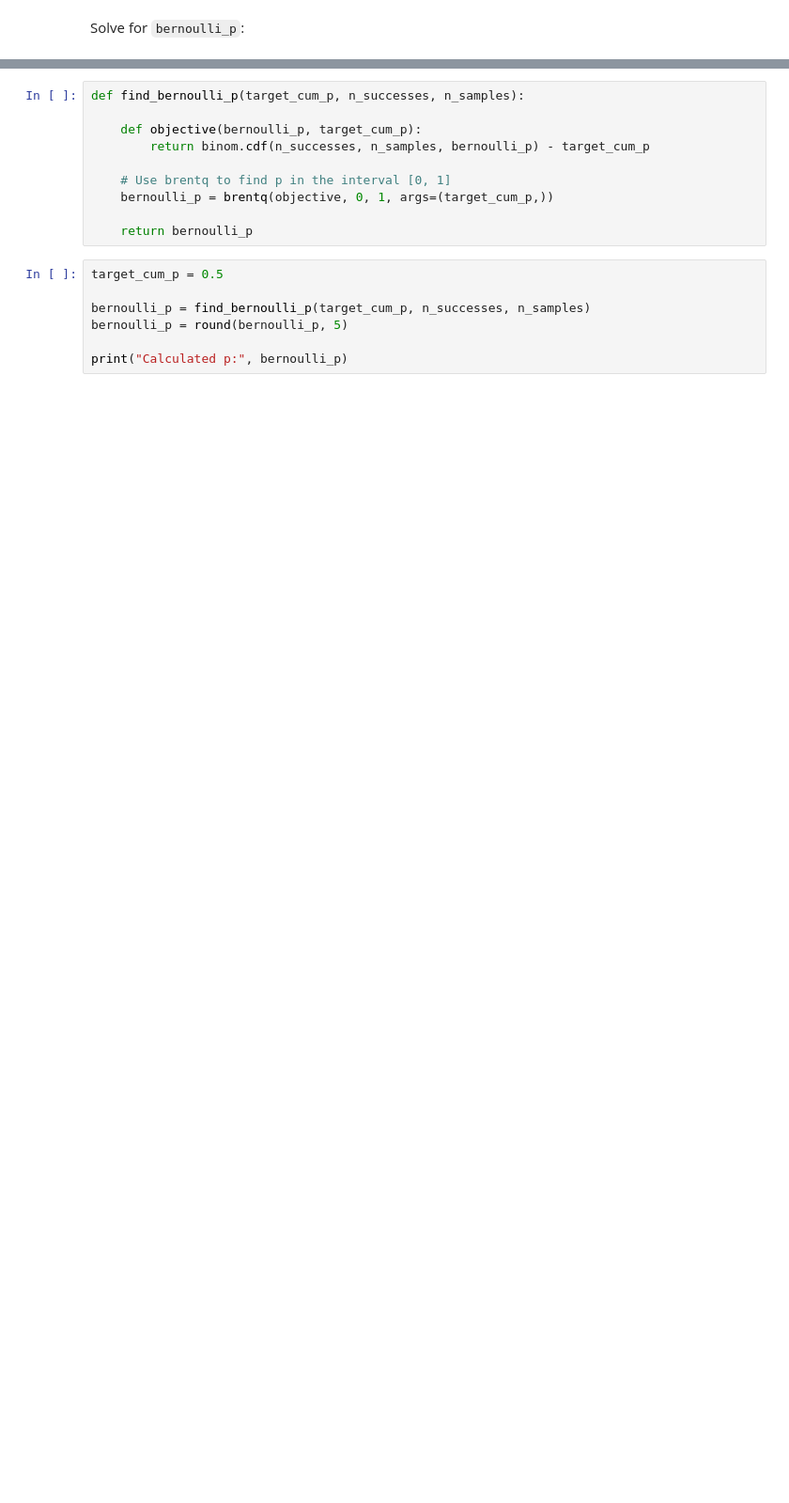
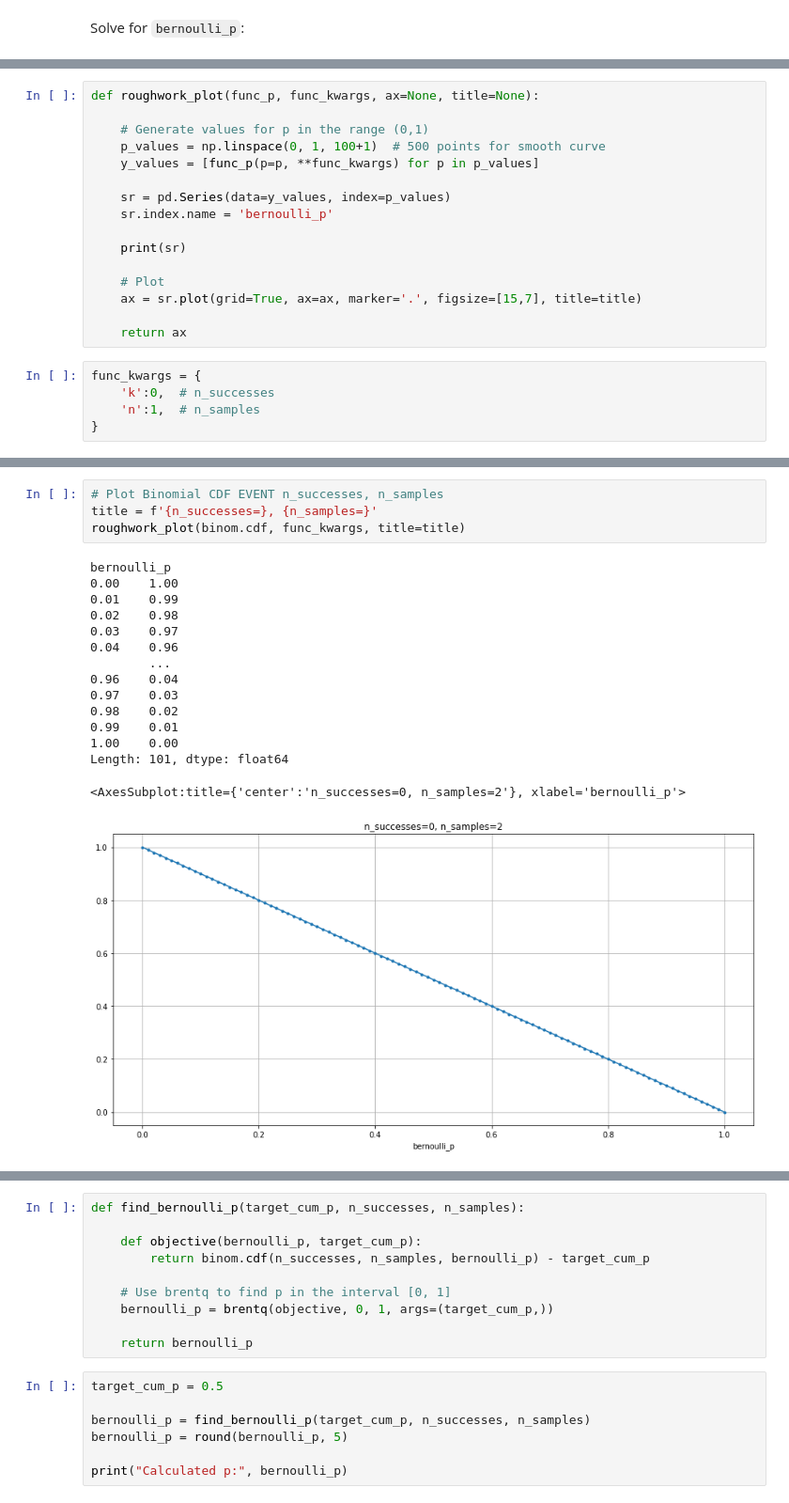
Before and after one commit to FergM/fattails, a Jupyter notebook: notebooks/random diversions/2025-02 Maximum Ignorance for Bernoulli Trials.ipynb, the cells around one changed output, grey strips where cells are left out. Shown: that part at 94% size. Drawn from its saved outputs; the diff is of its cells as text; blank space fills up the shorter version.

Commit message:
Add roughwork notes to max ignorance notebook

```diff
--- a/notebooks/random diversions/2025-02 Maximum Ignorance for Bernoulli Trials.ipynb
+++ b/notebooks/random diversions/2025-02 Maximum Ignorance for Bernoulli Trials.ipynb
@@ -42,0 +121,21 @@ Solve for `bernoulli_p`:
+# %%
+def roughwork_plot(func_p, func_kwargs, ax=None, title=None):
+
+    # Generate values for p in the range (0,1)
+    p_values = np.linspace(0, 1, 100+1)  # 500 points for smooth curve
+    y_values = [func_p(p=p, **func_kwargs) for p in p_values]
+
+    sr = pd.Series(data=y_values, index=p_values)
+    sr.index.name = 'bernoulli_p'
+
+    print(sr)
+
+    # Plot
+    ax = sr.plot(grid=True, ax=ax, marker='.', figsize=[15,7], title=title)
+
+    return ax
+# %%
+func_kwargs = {
+    'k':0,  # n_successes
+    'n':1,  # n_samples
+}
@@ -42,0 +148,20 @@ Solve for `bernoulli_p`:
+# %%
+# Plot Binomial CDF EVENT n_successes, n_samples
+title = f'{n_successes=}, {n_samples=}'
+roughwork_plot(binom.cdf, func_kwargs, title=title)
+# %% [output]
+bernoulli_p
+0.00    1.00
+0.01    0.99
+0.02    0.98
+0.03    0.97
+0.04    0.96
+        ...
+0.96    0.04
+0.97    0.03
+0.98    0.02
+0.99    0.01
+1.00    0.00
+Length: 101, dtype: float64
+<AxesSubplot:title={'center':'n_successes=0, n_samples=2'}, xlabel='bernoulli_p'>
+[figure, added]
```
Also changed, not shown: parts of 47 cells of this notebook.
